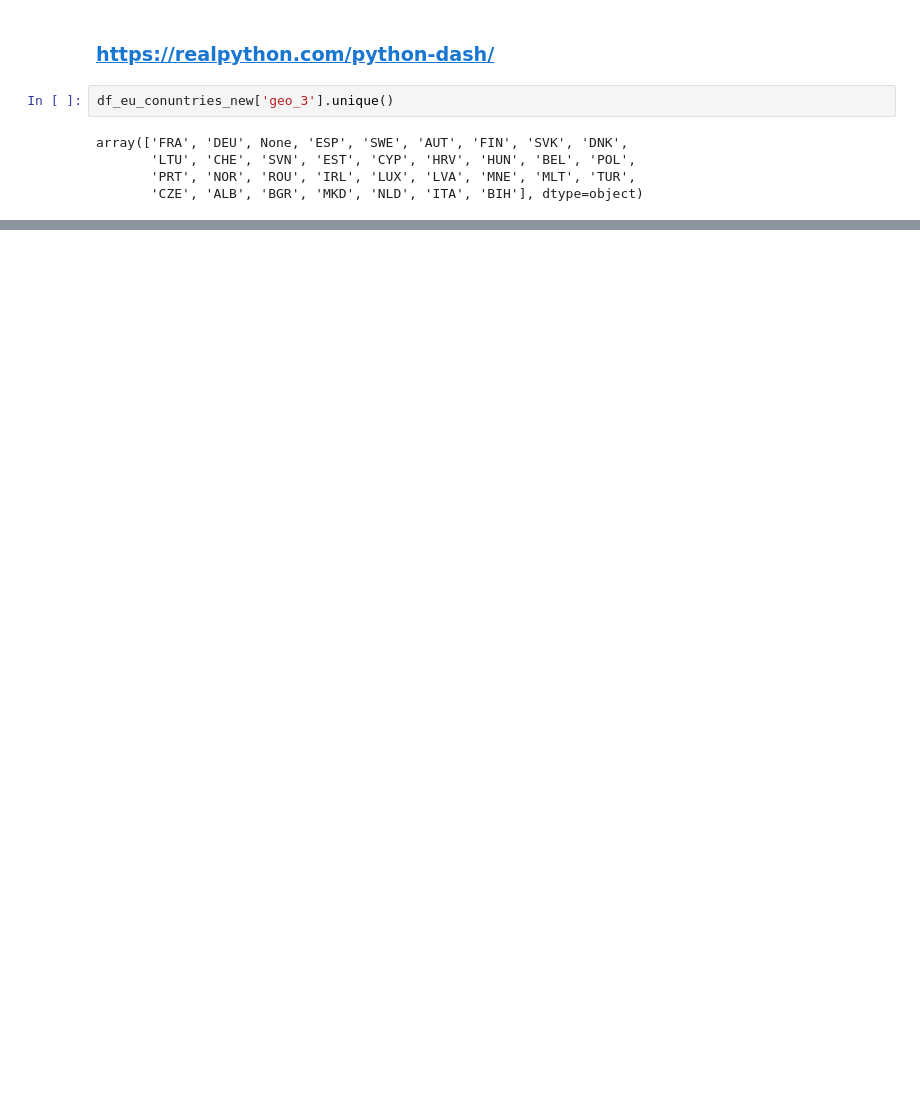
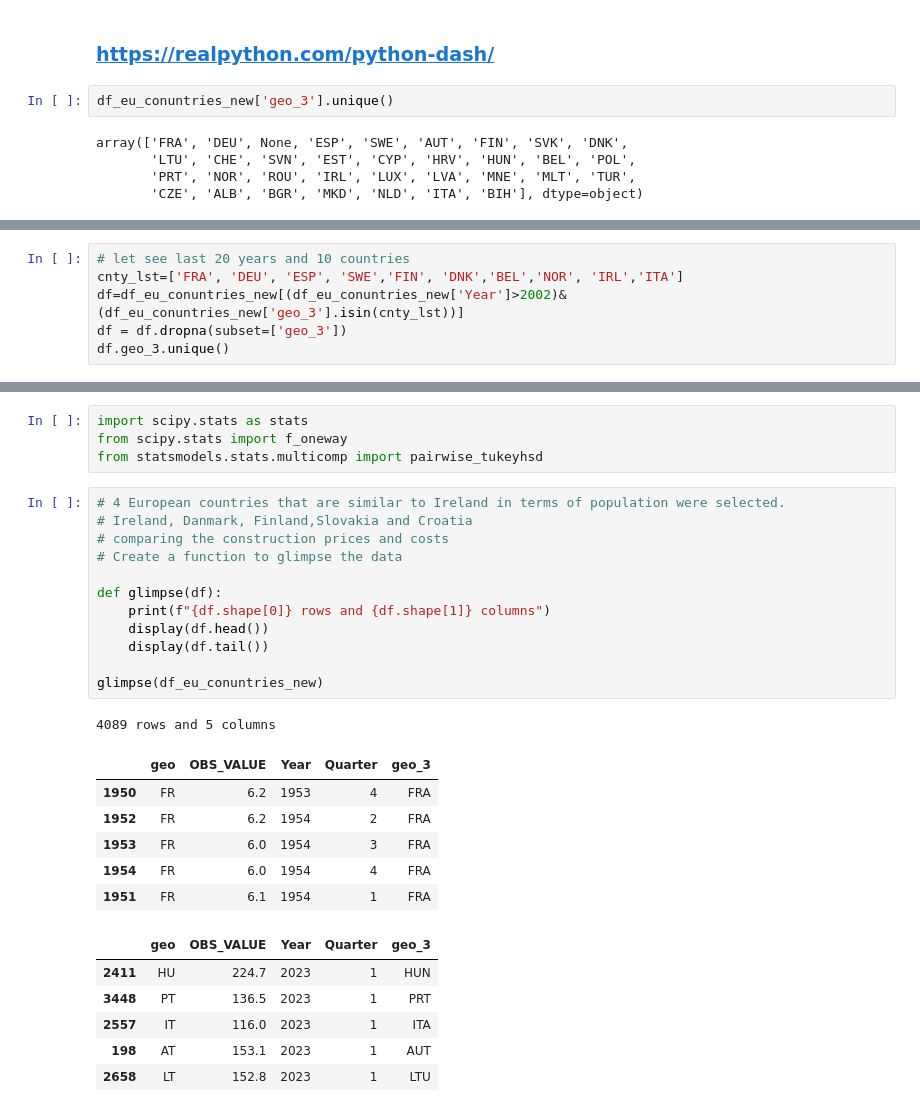
Before and after one commit to aytenkermencct/assesment_cct, a Jupyter notebook: dataPreperation.ipynb, the cells around one changed output, grey strips where cells are left out. Drawn from its saved outputs; the diff is of its cells as text; blank space fills up the shorter version.

```diff
--- a/dataPreperation.ipynb
+++ b/dataPreperation.ipynb
@@ -673,0 +668,6 @@ from dash.dependencies import Input, Output
+# %%
+# let see last 20 years and 10 countries
+cnty_lst=['FRA', 'DEU', 'ESP', 'SWE','FIN', 'DNK','BEL','NOR', 'IRL','ITA']
+df=df_eu_conuntries_new[(df_eu_conuntries_new['Year']>2002)&(df_eu_conuntries_new['geo_3'].isin(cnty_lst))]
+df = df.dropna(subset=['geo_3'])
+df.geo_3.unique()
@@ -708,0 +753,30 @@ Dash is running on http://127.0.0.1:8078/
+# %%
+import scipy.stats as stats
+from scipy.stats import f_oneway
+from statsmodels.stats.multicomp import pairwise_tukeyhsd
+# %%
+# 4 European countries that are similar to Ireland in terms of population were selected.
+# Ireland, Danmark, Finland,Slovakia and Croatia
+# comparing the construction prices and costs
+# Create a function to glimpse the data
+
+def glimpse(df):
+    print(f"{df.shape[0]} rows and {df.shape[1]} columns")
+    display(df.head())
+    display(df.tail())
+
+glimpse(df_eu_conuntries_new)
+# %% [output]
+4089 rows and 5 columns
+|  | geo | OBS_VALUE | Year | Quarter | geo_3 |
+| 1950 | FR | 6.2 | 1953 | 4 | FRA |
+| 1952 | FR | 6.2 | 1954 | 2 | FRA |
+| 1953 | FR | 6.0 | 1954 | 3 | FRA |
+| 1954 | FR | 6.0 | 1954 | 4 | FRA |
+| 1951 | FR | 6.1 | 1954 | 1 | FRA |
+|  | geo | OBS_VALUE | Year | Quarter | geo_3 |
+| 2411 | HU | 224.7 | 2023 | 1 | HUN |
+| 3448 | PT | 136.5 | 2023 | 1 | PRT |
+| 2557 | IT | 116.0 | 2023 | 1 | ITA |
+| 198 | AT | 153.1 | 2023 | 1 | AUT |
+| 2658 | LT | 152.8 | 2023 | 1 | LTU |
```
Also changed, not shown: parts of 12 cells of this notebook.
